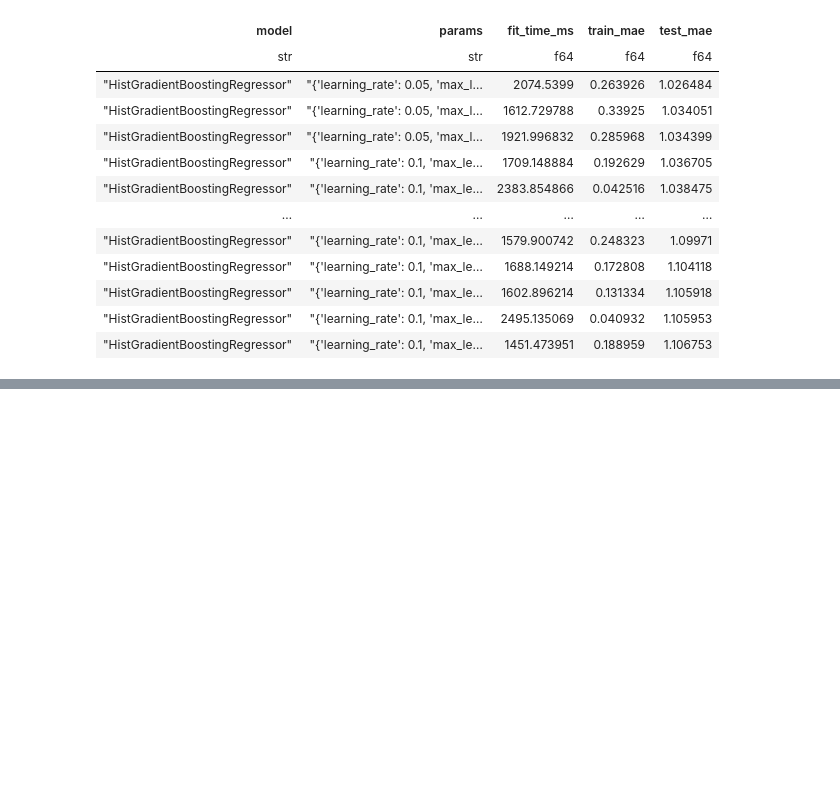
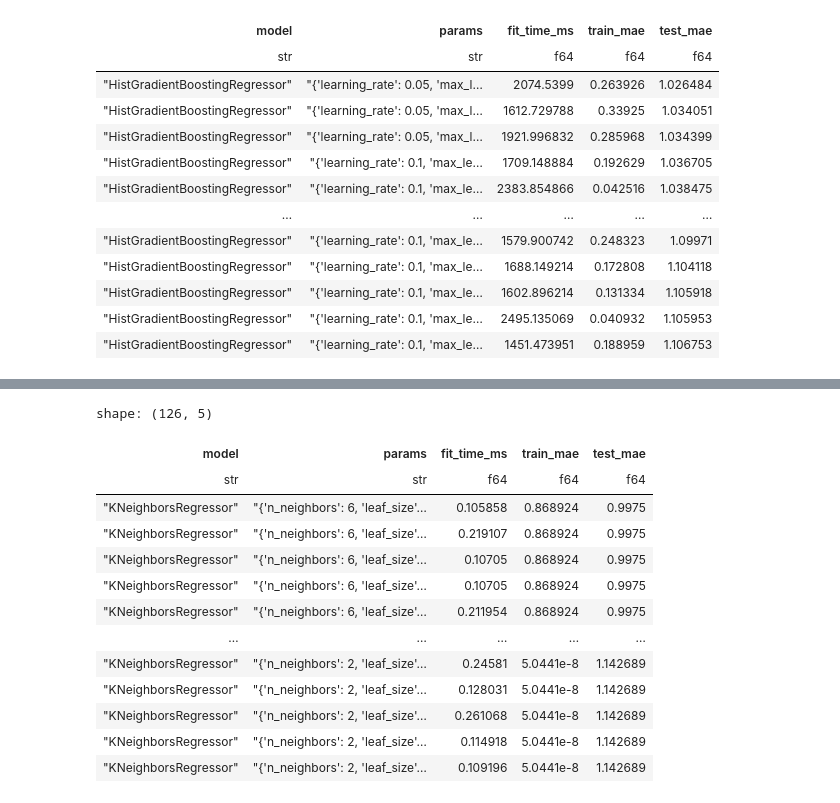
Before and after one commit to minimaxir/imdb-embeddings, a Jupyter notebook: sklearn_grid_search_test.ipynb, the cells around one changed output, grey strips where cells are left out. Drawn from its saved outputs; the diff is of its cells as text; code cells hidden in the pictures; blank space fills up the shorter version.

```diff
--- a/sklearn_grid_search_test.ipynb
+++ b/sklearn_grid_search_test.ipynb
@@ -411,0 +424,24 @@ shape: (81, 5)
+# %%
+from sklearn.neighbors import KNeighborsRegressor
+
+param_grid = {
+    "n_neighbors": np.arange(start=2, stop=9),
+    "leaf_size": np.arange(start=5, stop=50, step=5),
+    "weights": np.array(["uniform", "distance"]),
+}
+grid_search(KNeighborsRegressor, param_grid)
+# %% [output]
+shape: (126, 5)
+| model | params | fit_time_ms | train_mae | test_mae |
+| str | str | f64 | f64 | f64 |
+| "KNeighborsRegressor" | "{'n_neighbors': 6, 'leaf_size'… | 0.105858 | 0.868924 | 0.9975 |
+| "KNeighborsRegressor" | "{'n_neighbors': 6, 'leaf_size'… | 0.219107 | 0.868924 | 0.9975 |
+| "KNeighborsRegressor" | "{'n_neighbors': 6, 'leaf_size'… | 0.10705 | 0.868924 | 0.9975 |
+| "KNeighborsRegressor" | "{'n_neighbors': 6, 'leaf_size'… | 0.10705 | 0.868924 | 0.9975 |
+| "KNeighborsRegressor" | "{'n_neighbors': 6, 'leaf_size'… | 0.211954 | 0.868924 | 0.9975 |
+| … | … | … | … | … |
+| "KNeighborsRegressor" | "{'n_neighbors': 2, 'leaf_size'… | 0.24581 | 5.0441e-8 | 1.142689 |
+| "KNeighborsRegressor" | "{'n_neighbors': 2, 'leaf_size'… | 0.128031 | 5.0441e-8 | 1.142689 |
+| "KNeighborsRegressor" | "{'n_neighbors': 2, 'leaf_size'… | 0.261068 | 5.0441e-8 | 1.142689 |
+| "KNeighborsRegressor" | "{'n_neighbors': 2, 'leaf_size'… | 0.114918 | 5.0441e-8 | 1.142689 |
+| "KNeighborsRegressor" | "{'n_neighbors': 2, 'leaf_size'… | 0.109196 | 5.0441e-8 | 1.142689 |
```
Also changed, not shown: parts of 4 cells of this notebook.
